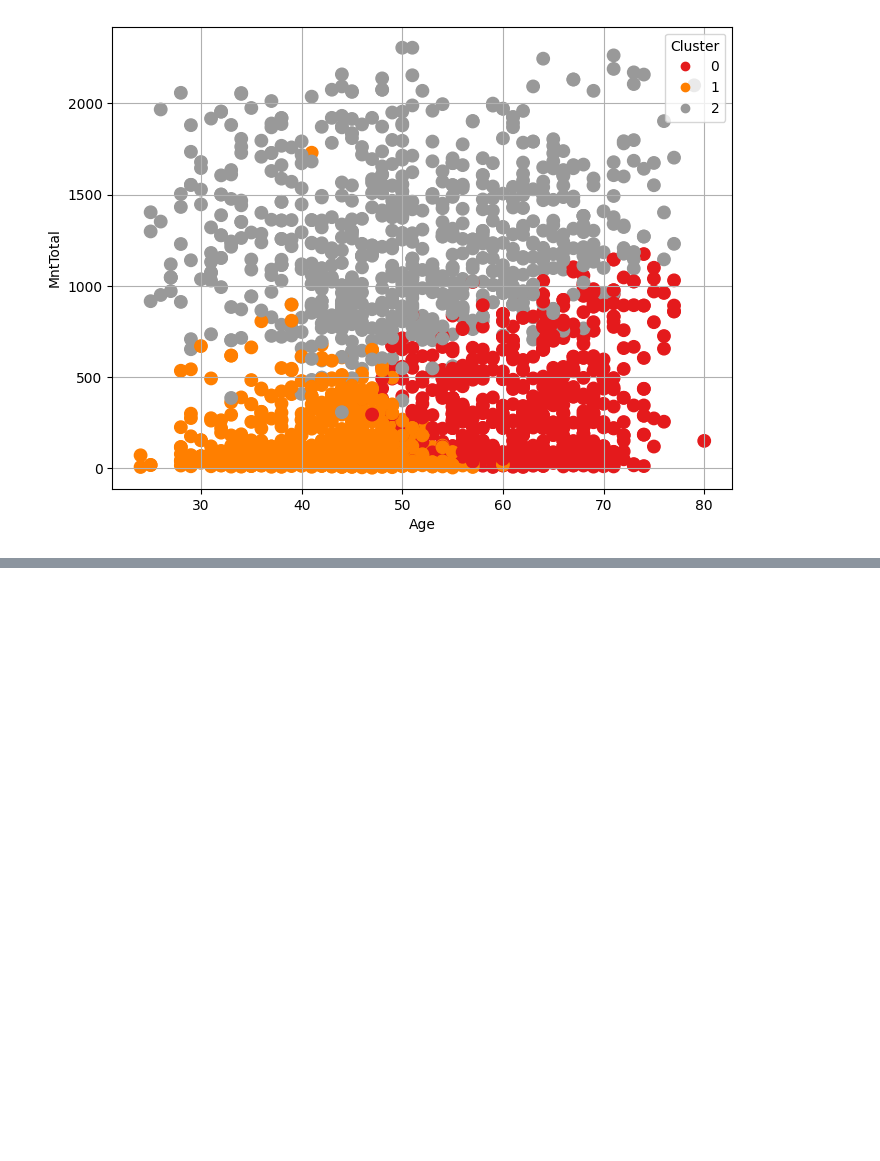
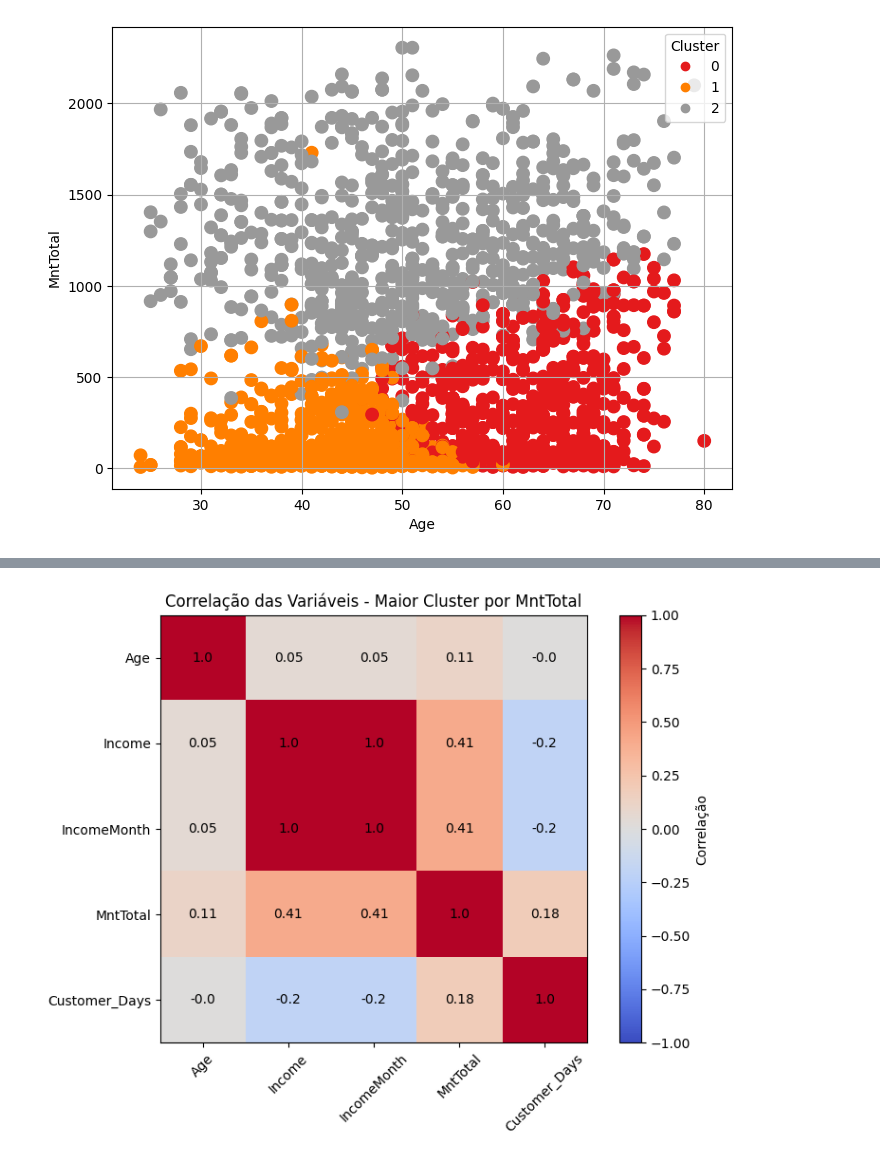
Before and after one commit to evertonenrico/Ifood_Insights, a Jupyter notebook: Ifood_Dataset/Import_DataSet_Ifood.ipynb, the cells around one changed output, grey strips where cells are left out. Saved outputs shown, nothing was run; the diff lists cells and outputs as text; code cells hidden in the pictures; blank space fills up the shorter version.

Commit message:
corr_

```diff
--- a/Ifood_Dataset/Import_DataSet_Ifood.ipynb
+++ b/Ifood_Dataset/Import_DataSet_Ifood.ipynb
@@ -486,0 +520,10 @@ Name: MntTotal, dtype: float64
+# %%
+# Identificar o cluster com maior média de MntTotal
+maior_cluster_mnttotal = resumo_clusters.index[0]
+
+print(f"Cluster com maior média de MntTotal: {maior_cluster_mnttotal}")
+
+# Criar um DataFrame apenas com clientes desse cluster
+df_maior_cluster = df[df['cluster'] == maior_cluster_mnttotal].copy()
+
+df_maior_cluster
@@ -486,0 +602,7 @@ Name: MntTotal, dtype: float64
+# %%
+# Correlação das variáveis numéricas do maior cluster
+correlacao_maior_cluster = df_maior_cluster[
+    ['Age', 'Income', 'IncomeMonth', 'MntTotal', 'Customer_Days']
+].corr().round(2)
+
+correlacao_maior_cluster
@@ -486,0 +616,34 @@ Name: MntTotal, dtype: float64
+# %%
+plt.figure(figsize=(8, 6))
+
+plt.imshow(correlacao_maior_cluster, cmap='coolwarm', vmin=-1, vmax=1)
+plt.colorbar(label='Correlação')
+
+plt.xticks(
+    range(len(correlacao_maior_cluster.columns)),
+    correlacao_maior_cluster.columns,
+    rotation=45
+)
+
+plt.yticks(
+    range(len(correlacao_maior_cluster.columns)),
+    correlacao_maior_cluster.columns
+)
+
+# Mostrar os valores dentro dos quadrados
+for i in range(len(correlacao_maior_cluster.columns)):
+    for j in range(len(correlacao_maior_cluster.columns)):
+        plt.text(
+            j,
+            i,
+            correlacao_maior_cluster.iloc[i, j],
+            ha='center',
+            va='center',
+            color='black'
+        )
+
+plt.title('Correlação das Variáveis - Maior Cluster por MntTotal')
+plt.tight_layout()
+plt.show()
+# %% [output]
+[figure, added]
```
Also changed, not shown: parts of 11 cells of this notebook.
